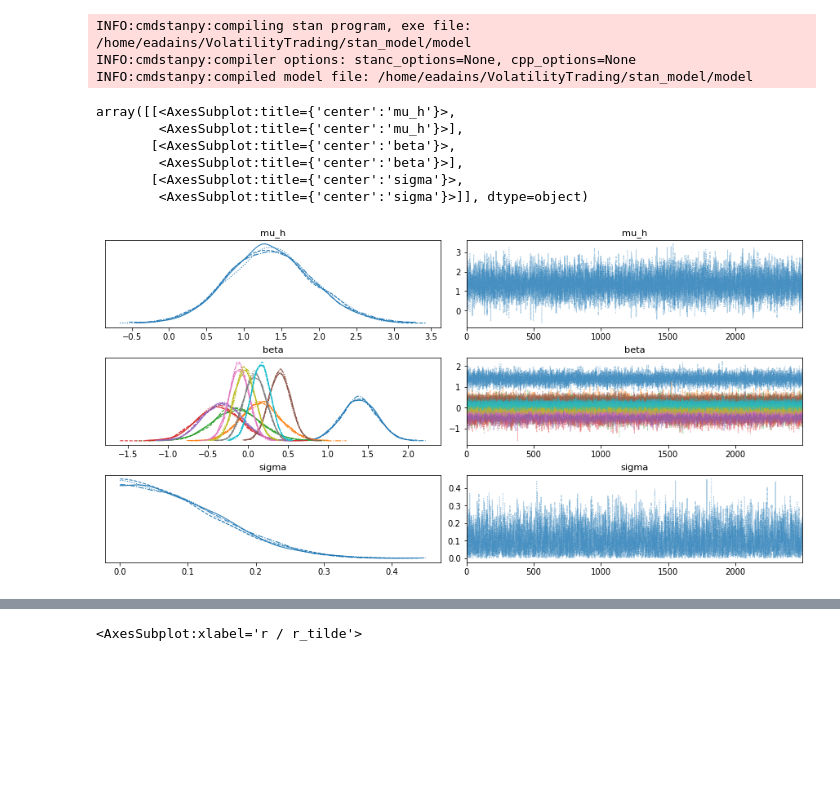
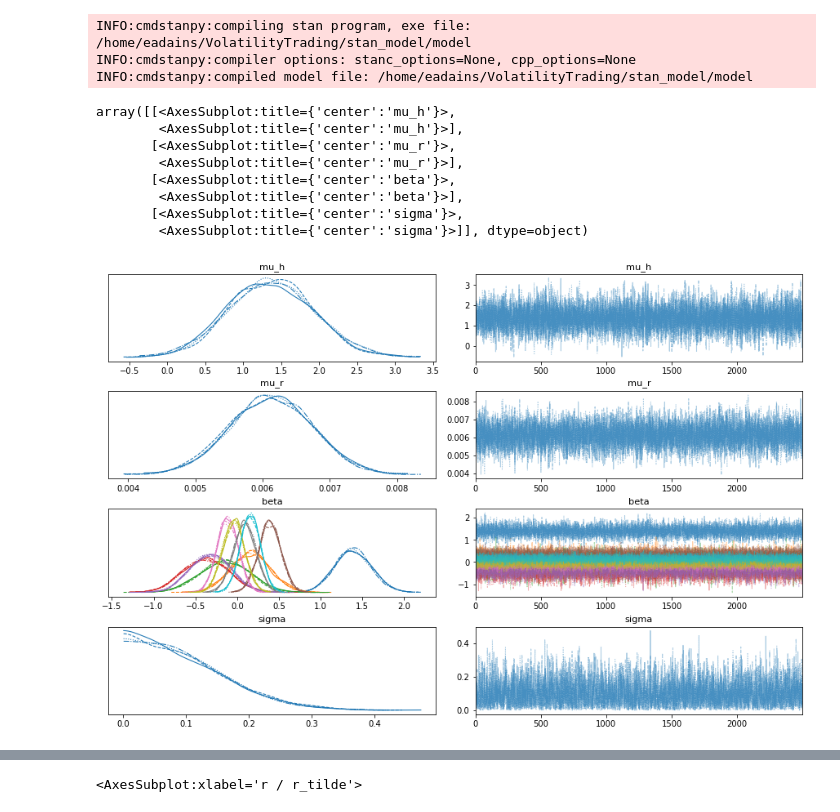
Before and after one commit to eadains/VolatilityTrading, a Jupyter notebook: bayes_test3.ipynb, the cells around one changed output, grey strips where cells are left out. Cells and saved outputs as stored; diff of their text form; code cells hidden in the pictures; blank space fills up the shorter version.

Commit message:
work on volatility models

```diff
--- a/bayes_test3.ipynb
+++ b/bayes_test3.ipynb
@@ -27,7 +24,7 @@ wk_vol_lags = create_lags(spx_wk_vol, 4, "wk_vol")
 
 x = pd.concat([np.log(np.square(wk_vix_lags / (100 * np.sqrt(52)))), np.log(wk_vol_lags)], axis=1).dropna()
 
-common_index = x.index.intersection(y.index)
+common_index = x.index.intersection(spx_wk_returns.index)
 x = x.loc[common_index]
 y = spx_wk_returns.loc[common_index]
 # %% [markdown]
@@ -99,10 +98,12 @@ model1_data = az.from_cmdstanpy(posterior=sample,
 # %%
-az.plot_trace(model1_data, compact=True, var_names=["mu_h", "beta", "sigma"])
+az.plot_trace(model1_data, compact=True, var_names=["mu_h", "mu_r", "beta", "sigma"])
 # %% [output]
 array([[<AxesSubplot:title={'center':'mu_h'}>,
         <AxesSubplot:title={'center':'mu_h'}>],
+       [<AxesSubplot:title={'center':'mu_r'}>,
+        <AxesSubplot:title={'center':'mu_r'}>],
        [<AxesSubplot:title={'center':'beta'}>,
         <AxesSubplot:title={'center':'beta'}>],
        [<AxesSubplot:title={'center':'sigma'}>,
         <AxesSubplot:title={'center':'sigma'}>]], dtype=object)
-[figure, old version]
+[figure, new version]
```
Also changed, not shown: parts of 24 cells of this notebook, 1 other file.
